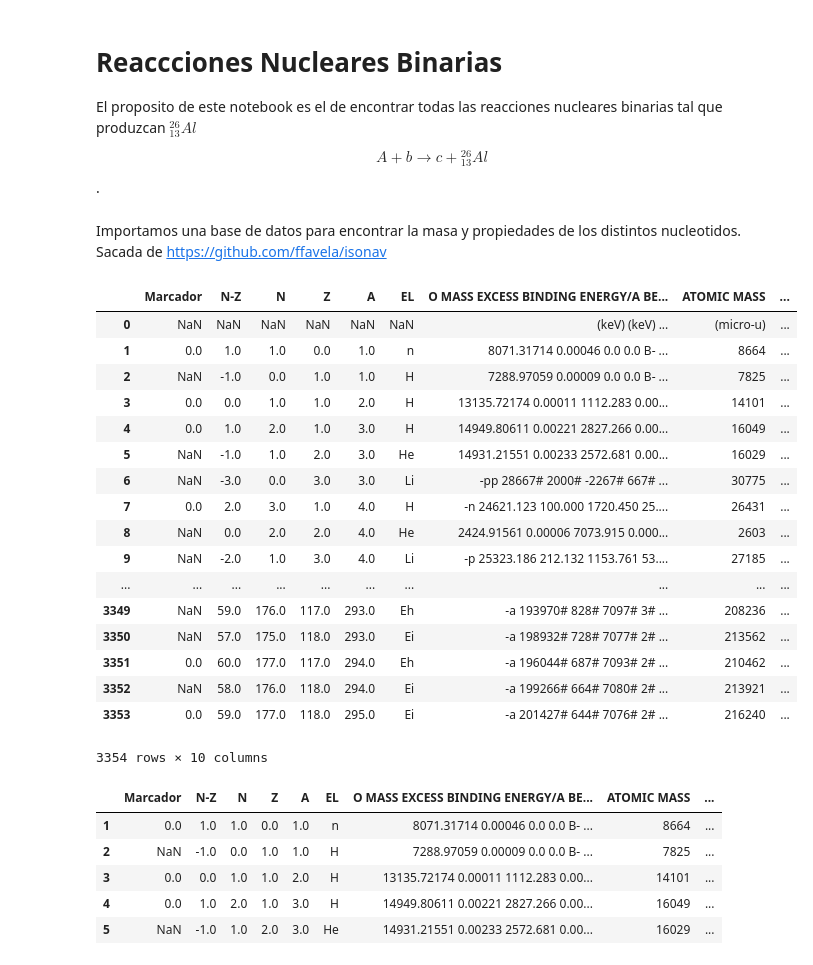
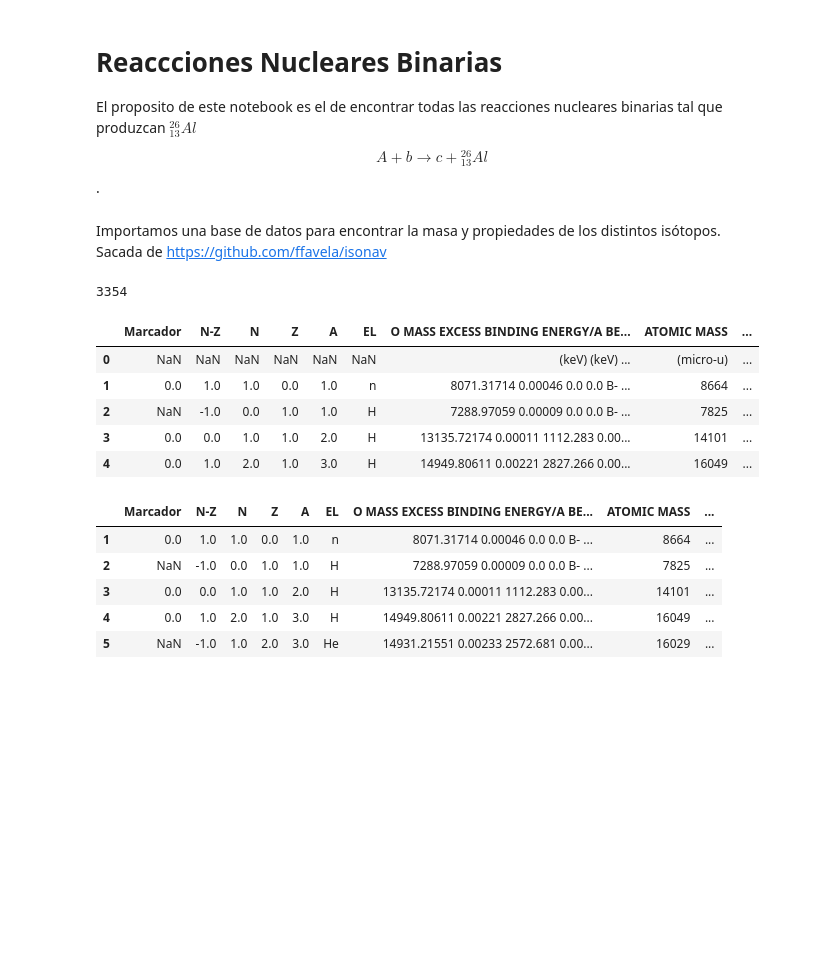
Before and after one commit to PhysFruu/Analisis_De_Datos_y_Maching_Learning, a Jupyter notebook: Proyectos_Analisis_de_Datos/Reacciones_Nucleares_Binarias.ipynb, the cells around one changed output. Drawn from its saved outputs; the diff is of its cells as text; code cells hidden in the pictures; blank space fills up the shorter version.

```diff
--- a/Proyectos_Analisis_de_Datos/Reacciones_Nucleares_Binarias.ipynb
+++ b/Proyectos_Analisis_de_Datos/Reacciones_Nucleares_Binarias.ipynb
@@ -8,30 +8,20 @@ $$A+b \rightarrow c + {^{26}_{13}Al}$$.
 import pandas as pd
 import numpy as np
 # %% [markdown]
-Importamos una base de datos para encontrar la masa y propiedades de los distintos nucleotidos.
+Importamos una base de datos para encontrar la masa y propiedades de los distintos isótopos.
 Sacada de https://github.com/ffavela/isonav
 # %%
 datos = pd.read_csv("ATOMIC.MASS.csv", sep=',')
-datos
+print(len(datos))
+datos.head()
 # %% [output]
+3354
 |  | Marcador | N-Z | N | Z | A | EL | O MASS EXCESS BINDING ENERGY/A BE... | ATOMIC MASS | ... |
 | 0 | NaN | NaN | NaN | NaN | NaN | NaN | (keV) (keV) ... | (micro-u) | ... |
 | 1 | 0.0 | 1.0 | 1.0 | 0.0 | 1.0 | n | 8071.31714 0.00046 0.0 0.0 B- ... | 8664 | ... |
 | 2 | NaN | -1.0 | 0.0 | 1.0 | 1.0 | H | 7288.97059 0.00009 0.0 0.0 B- ... | 7825 | ... |
 | 3 | 0.0 | 0.0 | 1.0 | 1.0 | 2.0 | H | 13135.72174 0.00011 1112.283 0.00... | 14101 | ... |
 | 4 | 0.0 | 1.0 | 2.0 | 1.0 | 3.0 | H | 14949.80611 0.00221 2827.266 0.00... | 16049 | ... |
-| 5 | NaN | -1.0 | 1.0 | 2.0 | 3.0 | He | 14931.21551 0.00233 2572.681 0.00... | 16029 | ... |
-| 6 | NaN | -3.0 | 0.0 | 3.0 | 3.0 | Li | -pp 28667# 2000# -2267# 667# ... | 30775 | ... |
-| 7 | 0.0 | 2.0 | 3.0 | 1.0 | 4.0 | H | -n 24621.123 100.000 1720.450 25.... | 26431 | ... |
-| 8 | NaN | 0.0 | 2.0 | 2.0 | 4.0 | He | 2424.91561 0.00006 7073.915 0.000... | 2603 | ... |
-| 9 | NaN | -2.0 | 1.0 | 3.0 | 4.0 | Li | -p 25323.186 212.132 1153.761 53.... | 27185 | ... |
-| ... | ... | ... | ... | ... | ... | ... | ... | ... | ... |
-| 3349 | NaN | 59.0 | 176.0 | 117.0 | 293.0 | Eh | -a 193970# 828# 7097# 3# ... | 208236 | ... |
-| 3350 | NaN | 57.0 | 175.0 | 118.0 | 293.0 | Ei | -a 198932# 728# 7077# 2# ... | 213562 | ... |
-| 3351 | 0.0 | 60.0 | 177.0 | 117.0 | 294.0 | Eh | -a 196044# 687# 7093# 2# ... | 210462 | ... |
-| 3352 | NaN | 58.0 | 176.0 | 118.0 | 294.0 | Ei | -a 199266# 664# 7080# 2# ... | 213921 | ... |
-| 3353 | 0.0 | 59.0 | 177.0 | 118.0 | 295.0 | Ei | -a 201427# 644# 7076# 2# ... | 216240 | ... |
-3354 rows × 10 columns
 # %%
 DATOS=datos.drop(labels=0)
 #Cambiamos el tipo de dato de esta columna para operar con ella (ya que tiene las masas)
```
Also changed, not shown: parts of 18 cells of this notebook.
